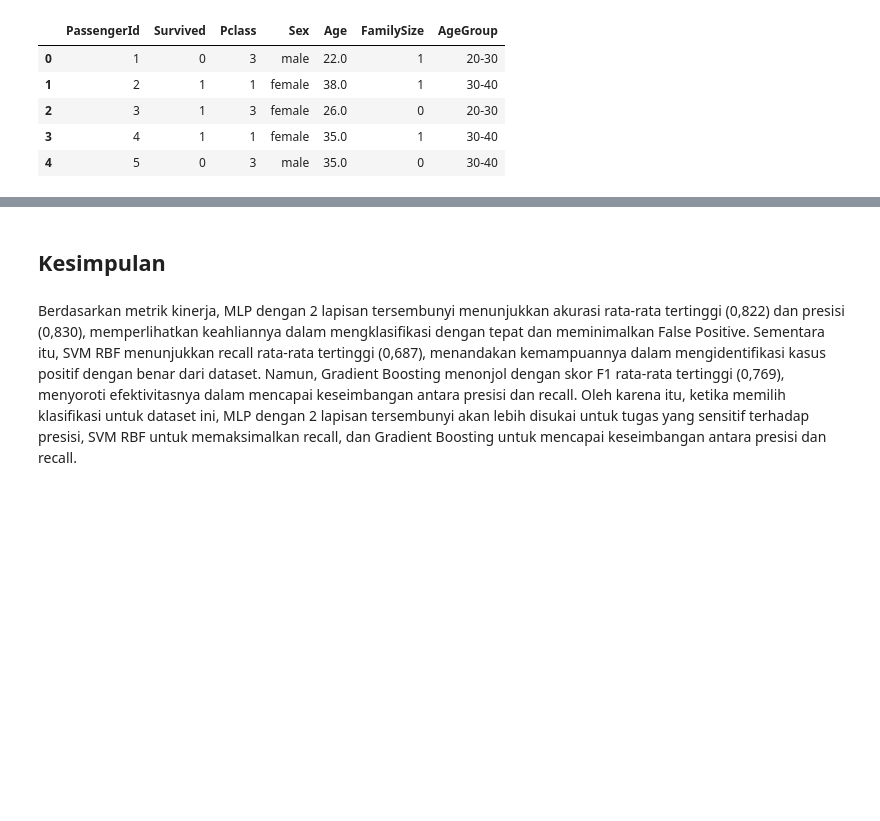
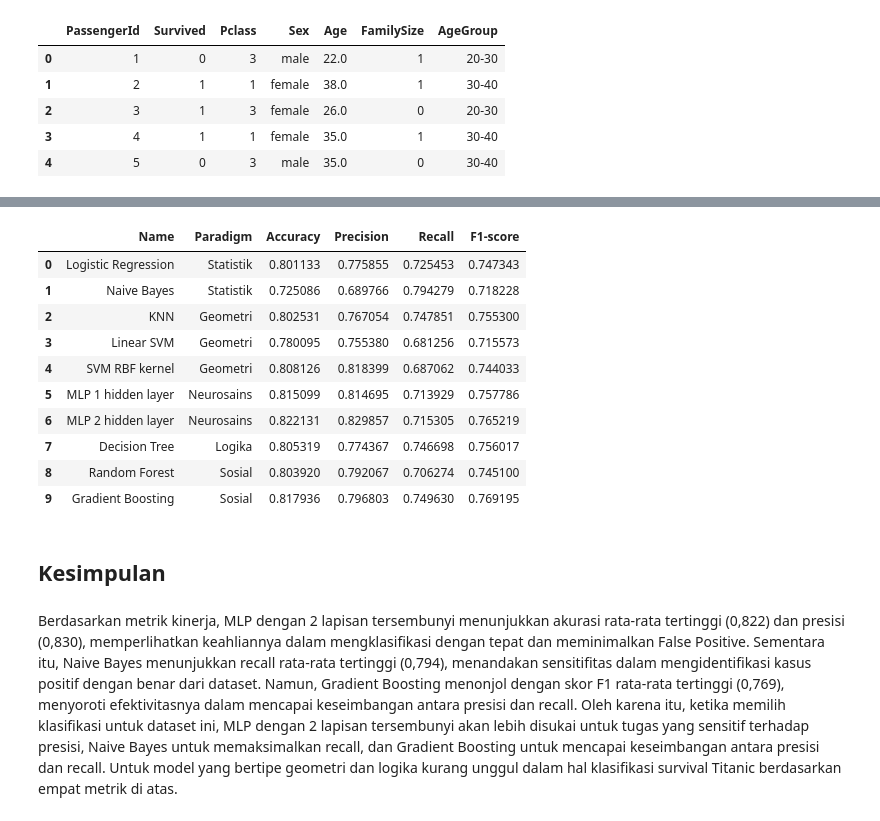
Before and after one commit to gsutjijadi/IBDA2032, a Jupyter notebook: TI5_17/TI5_17.ipynb, the cells around one changed output, grey strips where cells are left out. Saved outputs shown, nothing was run; the diff lists cells and outputs as text; code cells hidden in the pictures; blank space fills up the shorter version.

Commit message:
Bikin dataframe

```diff
--- a/TI5_17/TI5_17.ipynb
+++ b/TI5_17/TI5_17.ipynb
@@ -131,6 +131,15 @@ classifiers = [
 
 # plt.tight_layout()
 # plt.show()
+# %%
+result_model = {
+    "Name": [],
+    "Paradigm": [],
+    'Accuracy': [],
+    'Precision': [],
+    'Recall': [],
+    'F1-score': []
+}
 # %%
 # Plotting
 for i, clf in enumerate(classifiers):
@@ -171,18 +180,26 @@ for i, clf in enumerate(classifiers):
     avg_recall = np.mean(recalls)
     avg_f1 = np.mean(f1_scores)
 
+    # Save result into dict
+    result_model['Name'].append(names[i][0])
+    result_model['Paradigm'].append(names[i][1])
+    result_model['Accuracy'].append(avg_score)
+    result_model['Precision'].append(avg_precision)
+    result_model['Recall'].append(avg_recall)
+    result_model['F1-score'].append(avg_f1)
+
     # Plot confusion matrix
     cm = confusion_matrix(all_true, all_pred)
     disp = ConfusionMatrixDisplay(cm, display_labels=['Survived', 'Not Survived'])
     disp.plot()
-    title = "Confusion Matrix" if names[i] == "" else "Confusion Matrix for " + names[i]
+    title = "Confusion Matrix" if names[i][0] == "" else "Confusion Matrix for " + names[i][0]
     plt.title(title)
     plt.show()
 
-    print(f"Average Accuracy {names[i]}: {avg_score:.3f}")
-    print(f"Average Precision {names[i]}: {avg_precision:.3f}")
-    print(f"Average Recall {names[i]}: {avg_recall:.3f}")
-    print(f"Average F1 Score {names[i]}: {avg_f1:.3f}")
+    print(f"Average Accuracy {names[i][0]}: {avg_score:.3f}")
+    print(f"Average Precision {names[i][0]}: {avg_precision:.3f}")
+    print(f"Average Recall {names[i][0]}: {avg_recall:.3f}")
+    print(f"Average F1 Score {names[i][0]}: {avg_f1:.3f}")
 # %% [output]
 [figure]
 Average Accuracy Logistic Regression: 0.801
@@ -217,4 +235,19 @@ Average F1 Score MLP 1 hidden layer: 0.758
+# %%
+comparison_df = pd.DataFrame(result_model)
+comparison_df
+# %% [output]
+|  | Name | Paradigm | Accuracy | Precision | Recall | F1-score |
+| 0 | Logistic Regression | Statistik | 0.801133 | 0.775855 | 0.725453 | 0.747343 |
+| 1 | Naive Bayes | Statistik | 0.725086 | 0.689766 | 0.794279 | 0.718228 |
+| 2 | KNN | Geometri | 0.802531 | 0.767054 | 0.747851 | 0.755300 |
+| 3 | Linear SVM | Geometri | 0.780095 | 0.755380 | 0.681256 | 0.715573 |
+| 4 | SVM RBF kernel | Geometri | 0.808126 | 0.818399 | 0.687062 | 0.744033 |
+| 5 | MLP 1 hidden layer | Neurosains | 0.815099 | 0.814695 | 0.713929 | 0.757786 |
+| 6 | MLP 2 hidden layer | Neurosains | 0.822131 | 0.829857 | 0.715305 | 0.765219 |
+| 7 | Decision Tree | Logika | 0.805319 | 0.774367 | 0.746698 | 0.756017 |
+| 8 | Random Forest | Sosial | 0.803920 | 0.792067 | 0.706274 | 0.745100 |
+| 9 | Gradient Boosting | Sosial | 0.817936 | 0.796803 | 0.749630 | 0.769195 |
 # %% [markdown]
 ## Kesimpulan
 # %% [markdown]
-Berdasarkan metrik kinerja, MLP dengan 2 lapisan tersembunyi menunjukkan akurasi rata-rata tertinggi (0,822) dan presisi (0,830), memperlihatkan keahliannya dalam mengklasifikasi dengan tepat dan meminimalkan False Positive. Sementara itu, SVM RBF menunjukkan recall rata-rata tertinggi (0,687), menandakan kemampuannya dalam mengidentifikasi kasus positif dengan benar dari dataset. Namun, Gradient Boosting menonjol dengan skor F1 rata-rata tertinggi (0,769), menyoroti efektivitasnya dalam mencapai keseimbangan antara presisi dan recall. Oleh karena itu, ketika memilih klasifikasi untuk dataset ini, MLP dengan 2 lapisan tersembunyi akan lebih disukai untuk tugas yang sensitif terhadap presisi, SVM  RBF untuk memaksimalkan recall, dan Gradient Boosting untuk mencapai keseimbangan antara presisi dan recall.
+Berdasarkan metrik kinerja, MLP dengan 2 lapisan tersembunyi menunjukkan akurasi rata-rata tertinggi (0,822) dan presisi (0,830), memperlihatkan keahliannya dalam mengklasifikasi dengan tepat dan meminimalkan False Positive. Sementara itu, Naive Bayes menunjukkan recall rata-rata tertinggi (0,794), menandakan sensitifitas dalam mengidentifikasi kasus positif dengan benar dari dataset. Namun, Gradient Boosting menonjol dengan skor F1 rata-rata tertinggi (0,769), menyoroti efektivitasnya dalam mencapai keseimbangan antara presisi dan recall. Oleh karena itu, ketika memilih klasifikasi untuk dataset ini, MLP dengan 2 lapisan tersembunyi akan lebih disukai untuk tugas yang sensitif terhadap presisi, Naive Bayes untuk memaksimalkan recall, dan Gradient Boosting untuk mencapai keseimbangan antara presisi dan recall. Untuk model yang bertipe geometri dan logika kurang unggul dalam hal klasifikasi survival Titanic berdasarkan empat metrik di atas.
```
Also changed, not shown: parts of 3 cells of this notebook.
